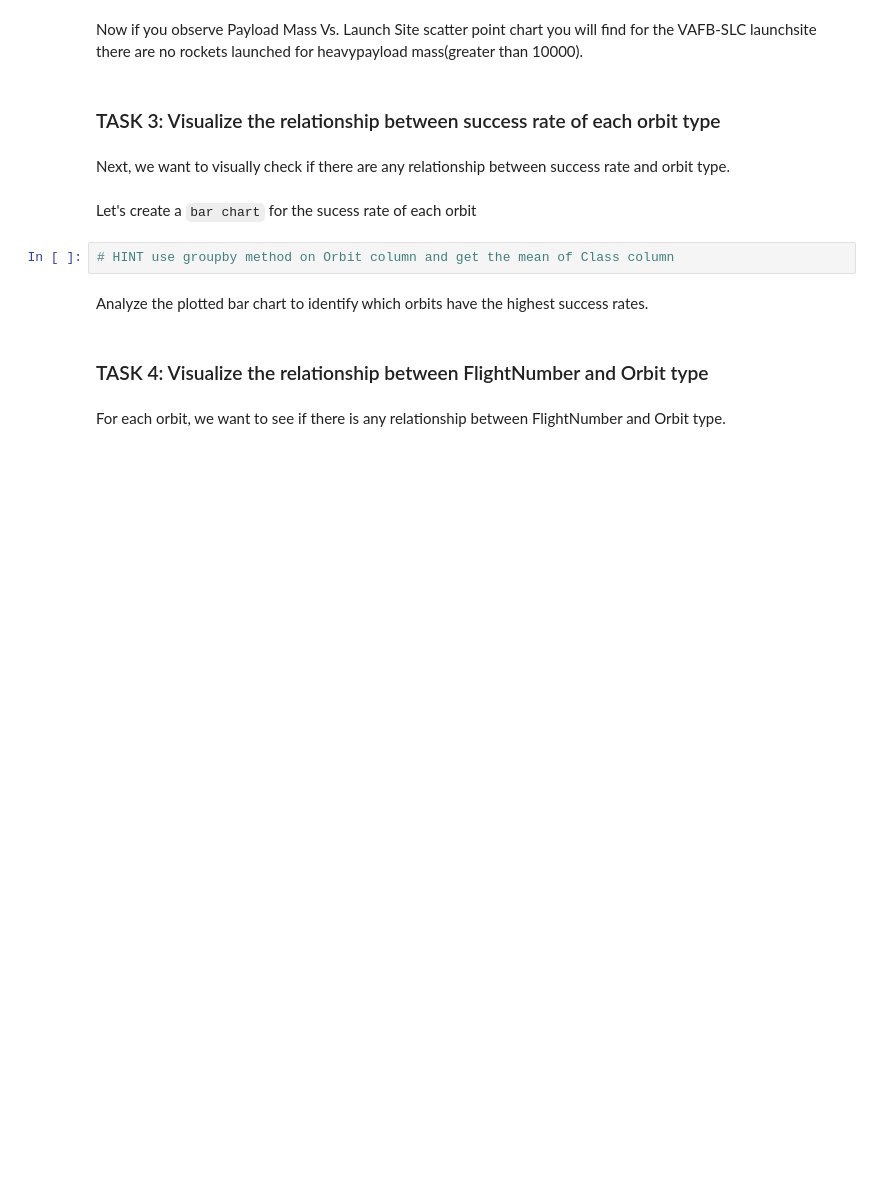
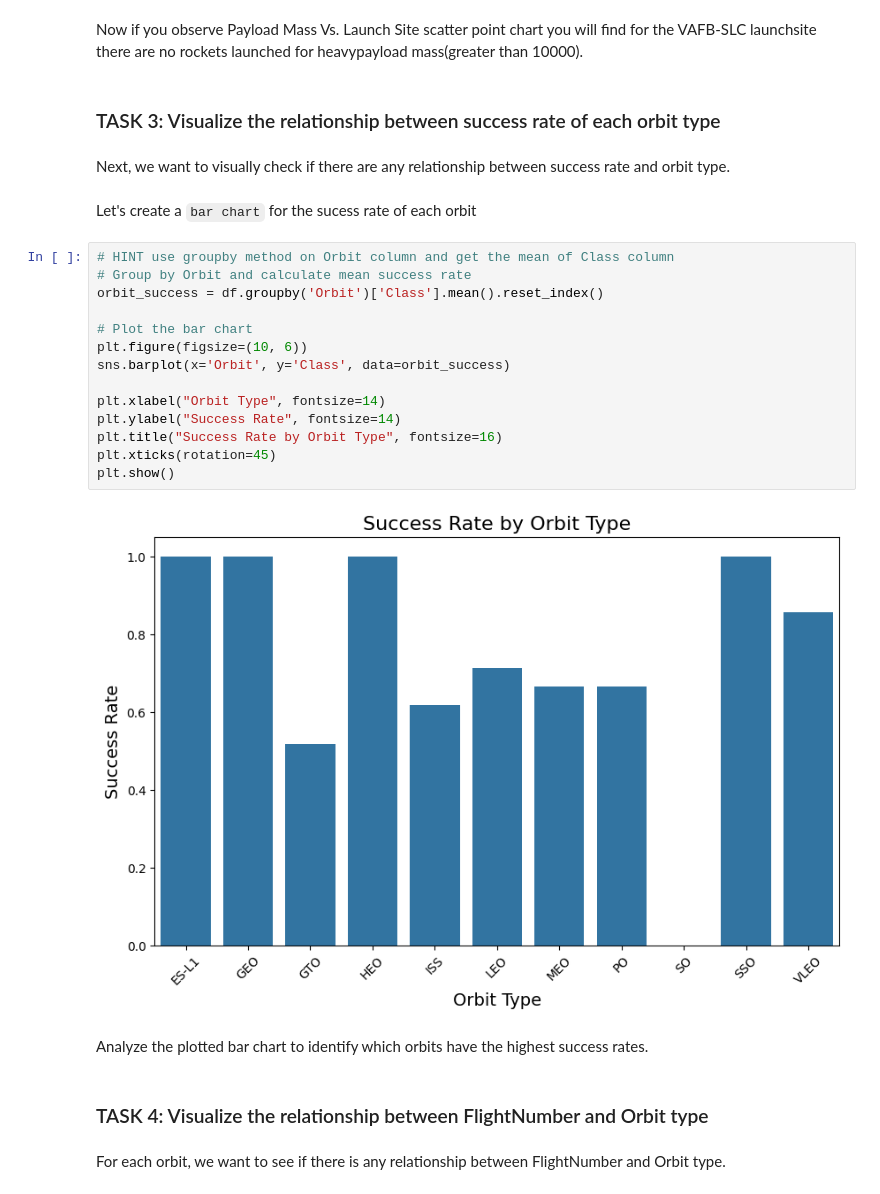
Before and after one commit to tsmith5280/IBM-Certificate-Focus, a Jupyter notebook: My-Own_Jupyter_Notebooks/Tesla_Final_project/EDA_Visualization-5.ipynb, the cells around one changed output. Saved outputs shown, nothing was run; the diff lists cells and outputs as text; blank space fills up the shorter version.

```diff
--- a/My-Own_Jupyter_Notebooks/Tesla_Final_project/EDA_Visualization-5.ipynb
+++ b/My-Own_Jupyter_Notebooks/Tesla_Final_project/EDA_Visualization-5.ipynb
@@ -97,8 +181,22 @@ Now if you observe Payload Mass Vs. Launch Site scatter point chart you will fin
 Next, we want to visually check if there are any relationship between success rate and orbit type.
 # %% [markdown]
 Let's create a `bar chart` for the sucess rate of each orbit
-# %%
-# HINT use groupby method on Orbit column and get the mean of Class column
+# %%
+# HINT use groupby method on Orbit column and get the mean of Class column
+# Group by Orbit and calculate mean success rate
+orbit_success = df.groupby('Orbit')['Class'].mean().reset_index()
+
+# Plot the bar chart
+plt.figure(figsize=(10, 6))
+sns.barplot(x='Orbit', y='Class', data=orbit_success)
+
+plt.xlabel("Orbit Type", fontsize=14)
+plt.ylabel("Success Rate", fontsize=14)
+plt.title("Success Rate by Orbit Type", fontsize=16)
+plt.xticks(rotation=45)
+plt.show()
+# %% [output]
+[figure, added]
 # %% [markdown]
 Analyze the plotted bar chart to identify which orbits have the highest success rates.
 # %% [markdown]
```
Also changed, not shown: parts of 16 cells of this notebook, 2 other files.
